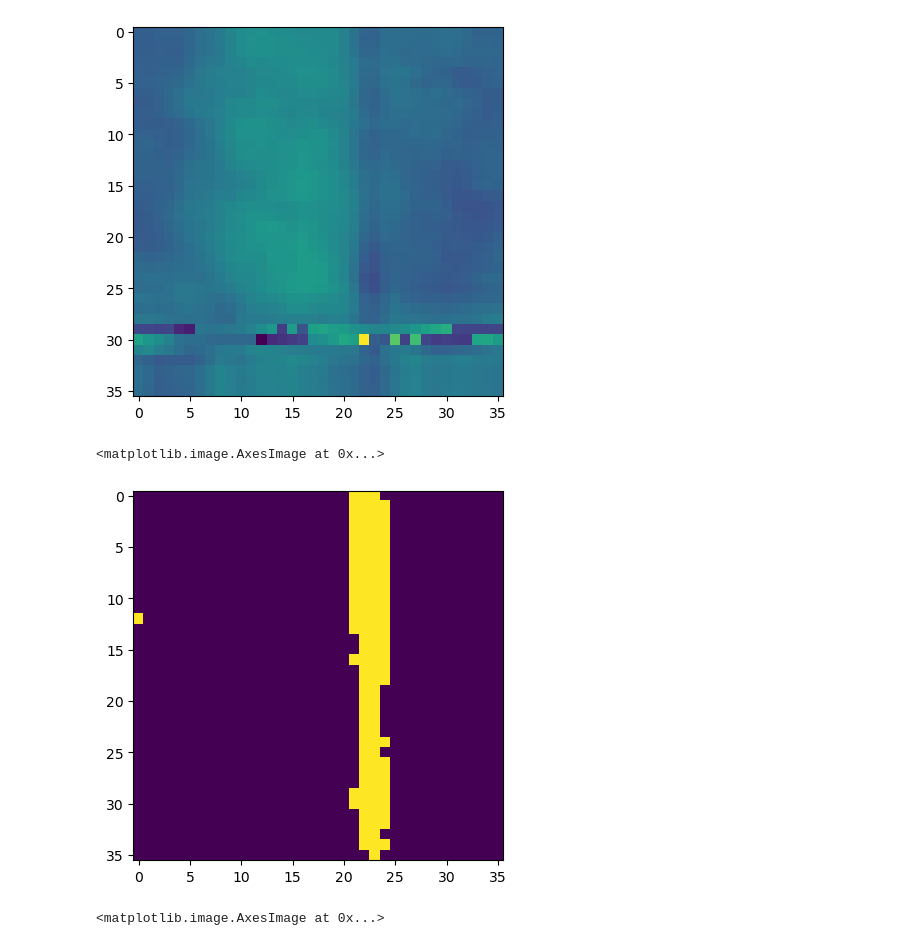
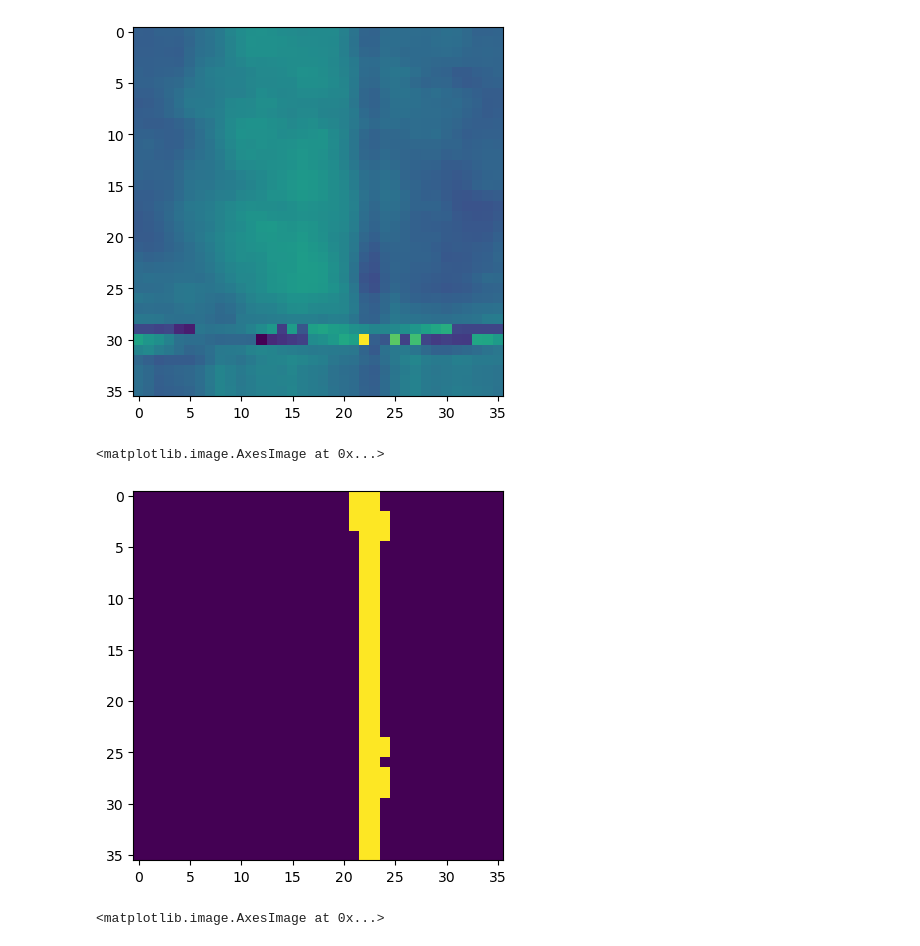
Before and after one commit to EllingtonKirby/Pipe-Corrosion-Detection, a Jupyter notebook: evaluation.ipynb, the cells around one changed output. Drawn from its saved outputs; the diff is of its cells as text; code cells hidden in the pictures.

```diff
--- a/evaluation.ipynb
+++ b/evaluation.ipynb
@@ -19,11 +19,10 @@ import random
 import data_pipeline
 # %%
 import unet
-import baseline
-import json
-# model = unet.UNet(n_channels=1, n_classes=1)
-model = baseline.Baseline()
-model.load_state_dict(torch.load('./checkpoints/baseline/baseline_model_5.pt', map_location=torch.device('cpu')))
+
+model = unet.UNet(n_channels=1, n_classes=1, n_steps=2)
+# model = baseline.Baseline()
+model.load_state_dict(torch.load('./checkpoints/unet/unet_14.pt', map_location=torch.device('cpu')))
 test_df = data_pipeline.build_test_dataframe(use_processed_images=False, limit_well_number=None)
 train_df = data_pipeline.build_dataframe(use_processed_images=False, limit_well_number=None)
 X_test, X_names, X_train, Y_train = data_pipeline.build_test_dataloaders(test_df, train_df, apply_scaling=True)
@@ -44,12 +41,12 @@ plt.imshow(input_1, norm=None)
 <matplotlib.image.AxesImage at 0x...>
 [figure]
 # %%
-out_1 = model(X_train[3])
-pred_1 = (out_1 > .5)*1.
+out_1 = model(X_train[3].view(-1, 1, 36, 36))
+pred_1 = (F.sigmoid(out_1) > .5)*1.
 plt.imshow(pred_1.reshape(36, 36))
 # %% [output]
 <matplotlib.image.AxesImage at 0x...>
-[figure, old version]
+[figure, new version]
 # %%
 labels_1 = (Y_train[3]*1.).reshape(36, 36)
 plt.imshow(labels_1)
```
Also changed, not shown: parts of 5 cells of this notebook, 3 other files.
